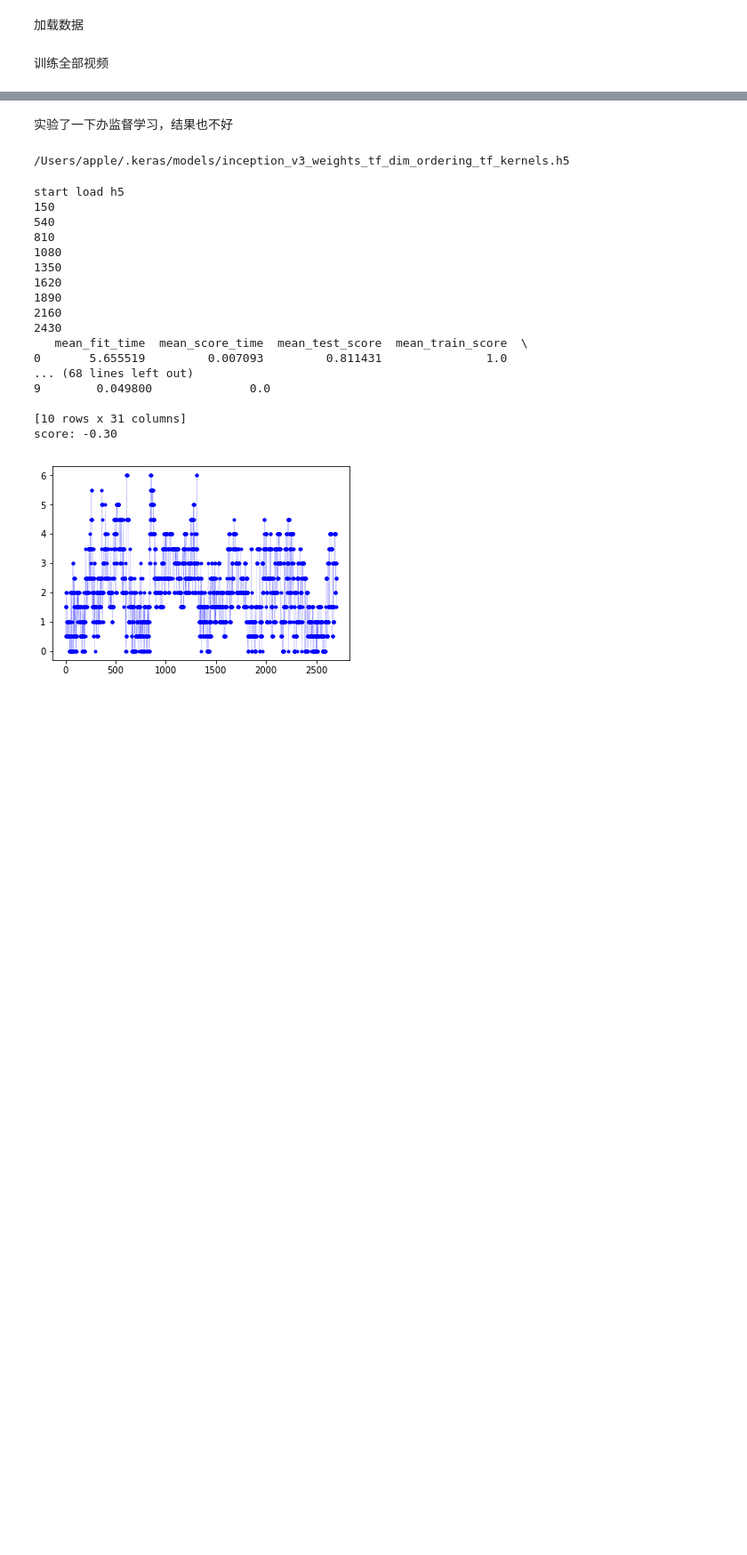
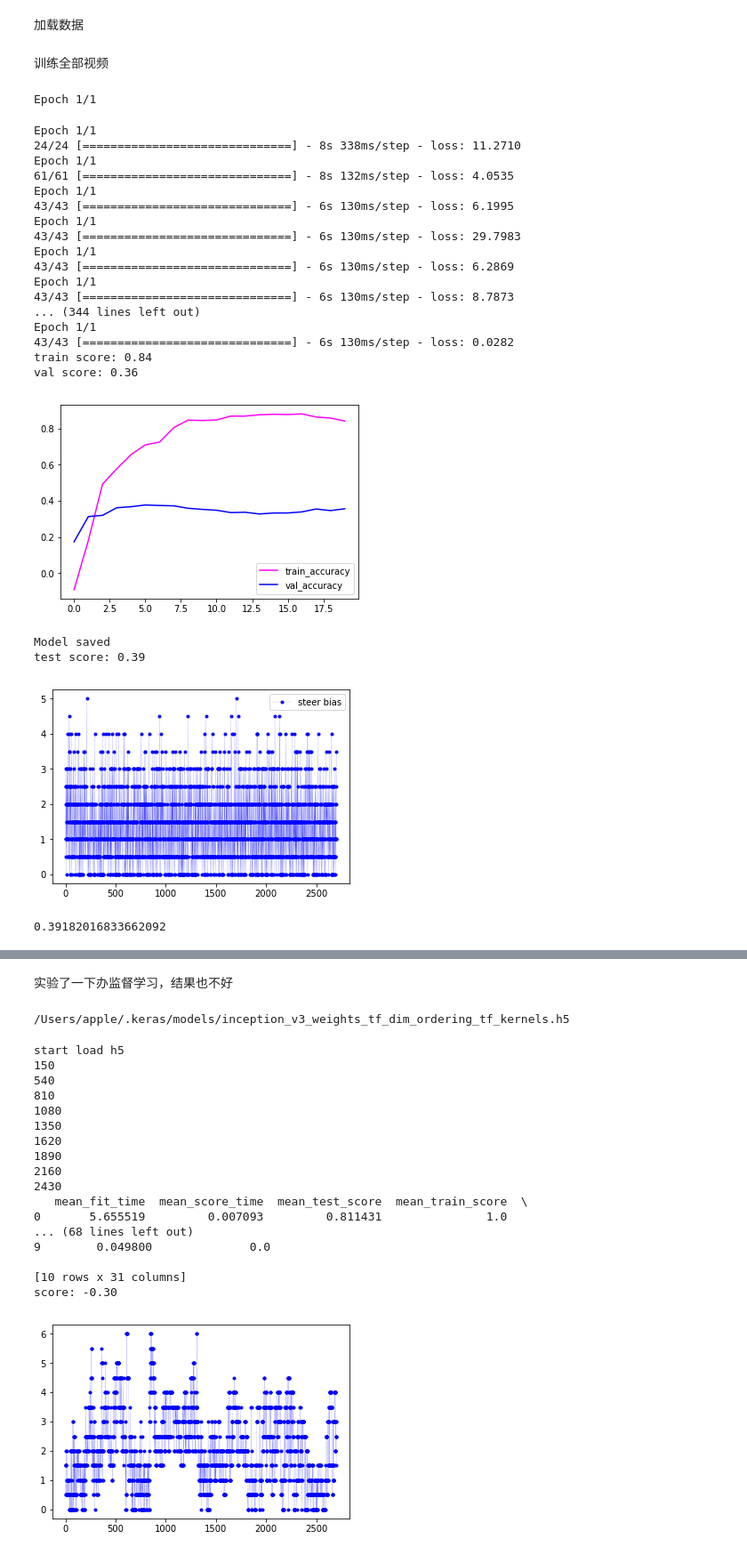
Before and after one commit to rosaann/for_tesla, a Jupyter notebook: deep_tesla.ipynb, the cells around one changed output, grey strips where cells are left out. Shown at 89% size. Cells and saved outputs as stored; diff of their text form; code cells hidden in the pictures; blank space fills up the shorter version.

```diff
--- a/deep_tesla.ipynb
+++ b/deep_tesla.ipynb
@@ -319,8 +368,5 @@ def restNet_model(time_len=1):
     model.compile(loss='mean_squared_error', optimizer=sgd)
     return model
-# %%
-batch_size = 32
-epoches = 20
 # %%
 #训练模型
 from sklearn.metrics import mean_squared_error, r2_score
@@ -448,0 +492,5 @@ res_h = 66
+# %%
+model_all,test_img, test_y = train_model(range(1, 2),  tesla_model, res_w, res_h, ifSave = True)
+test_model(model_all, test_img, test_y, ifShow = True, note = "test")
+# %% [output]
+Epoch 1/1
@@ -448,0 +499,26 @@ res_h = 66
+# %%
+model_all,test_img, test_y = train_model(range(1, 2),  tesla_model, res_w, res_h, ifSave = True)
+test_model(model_all, test_img, test_y, ifShow = True, note = "test")
+# %% [output]
+Epoch 1/1
+24/24 [==============================] - 8s 338ms/step - loss: 11.2710
+Epoch 1/1
+61/61 [==============================] - 8s 132ms/step - loss: 4.0535
+Epoch 1/1
+43/43 [==============================] - 6s 130ms/step - loss: 6.1995
+Epoch 1/1
+43/43 [==============================] - 6s 130ms/step - loss: 29.7983
+Epoch 1/1
+43/43 [==============================] - 6s 130ms/step - loss: 6.2869
+Epoch 1/1
+43/43 [==============================] - 6s 130ms/step - loss: 8.7873
+... (344 lines left out)
+Epoch 1/1
+43/43 [==============================] - 6s 130ms/step - loss: 0.0282
+train score: 0.84
+val score: 0.36
+[figure, added]
+Model saved
+test score: 0.39
+[figure, added]
+0.39182016833662092
```
Also changed, not shown: parts of 48 cells of this notebook.
